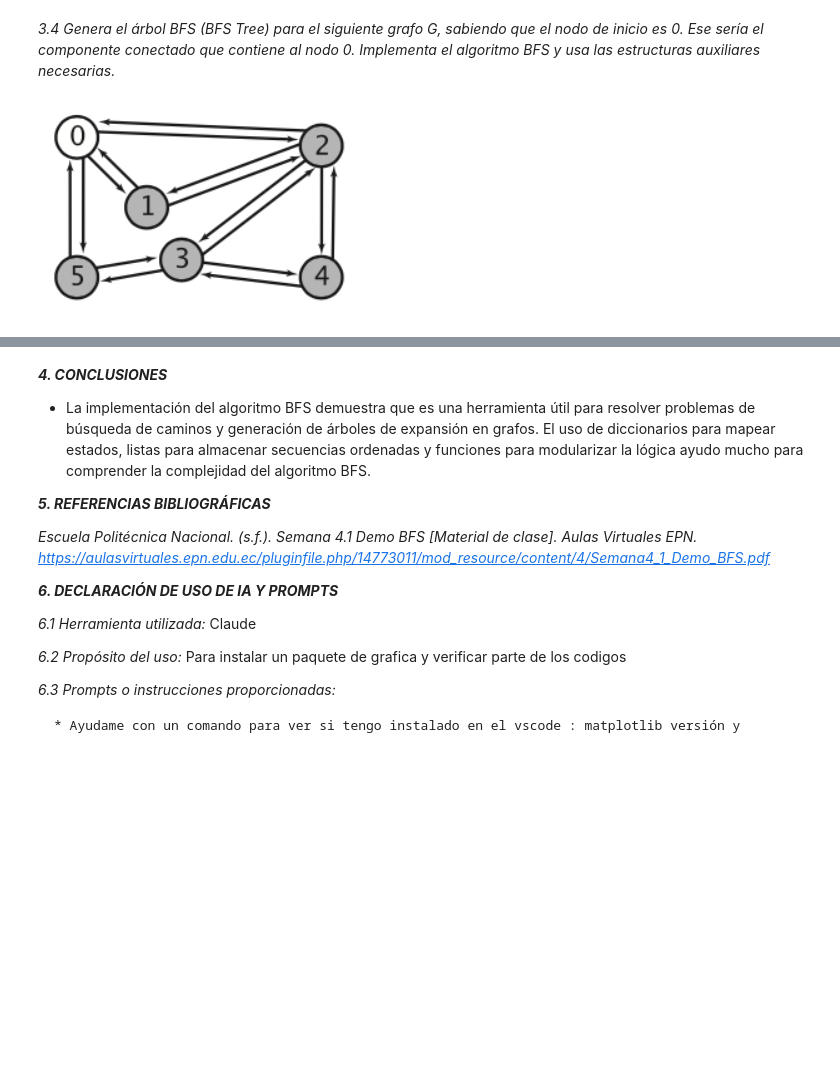
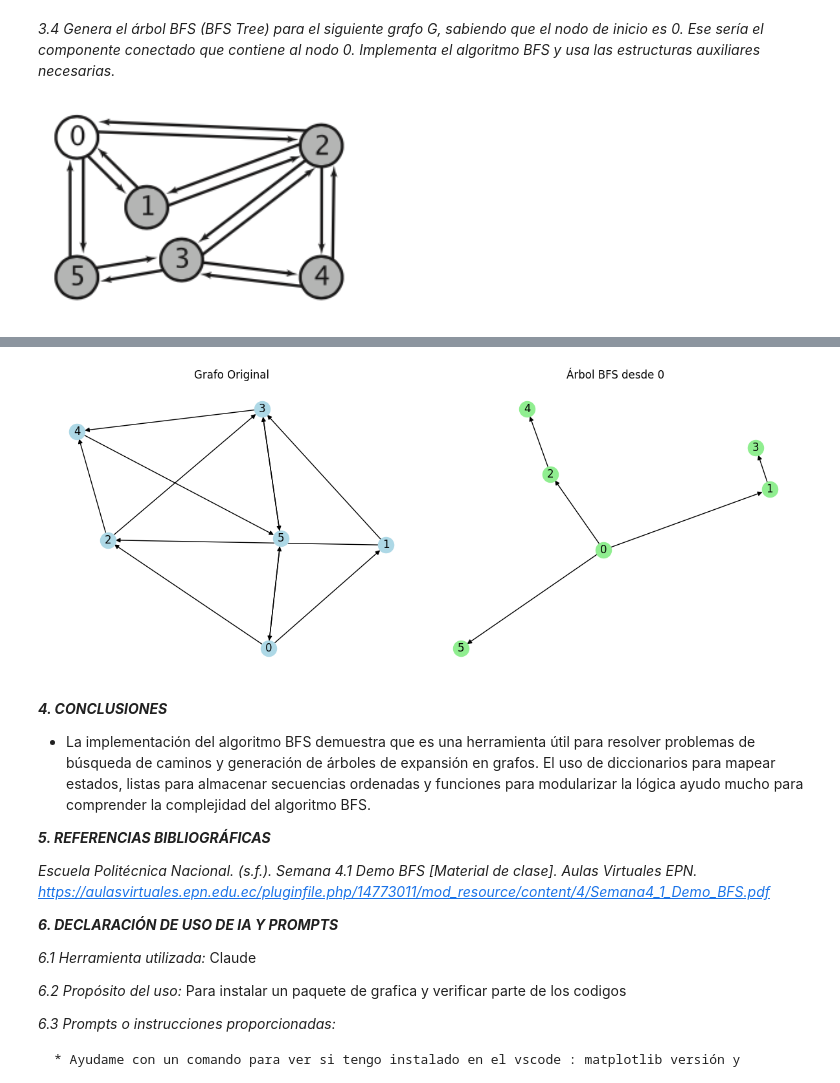
Before and after one commit to Aizel-shadow/EDA-II-, a Jupyter notebook: Informes/Informe4.ipynb, the cells around one changed output, grey strips where cells are left out. Cells and saved outputs as stored; diff of their text form; code cells hidden in the pictures; blank space fills up the shorter version.

```diff
--- a/Informes/Informe4.ipynb
+++ b/Informes/Informe4.ipynb
@@ -592,3 +225,23 @@ plt.show()
+# %%
+
+G = nx.DiGraph([(n, v) for n, vs in grafo.items() for v in vs])
+G_arbol = nx.DiGraph([(p, h) for p, hs in arbol.items() for h in hs])
+fig, (ax1, ax2) = plt.subplots(1, 2, figsize=(12, 5))
+
+nx.draw(G, nx.spring_layout(G, seed=42), with_labels=True,
+        node_color='lightblue', ax=ax1, arrows=True)
+ax1.set_title("Grafo Original")
+ax1.axis('off')
+
+nx.draw(G_arbol, nx.spring_layout(G_arbol, seed=42), with_labels=True,
+        node_color='lightgreen', ax=ax2, arrows=True)
+ax2.set_title("Árbol BFS desde 0")
+ax2.axis('off')
+
+plt.tight_layout()
+plt.show()
+# %% [output]
+[figure, added]
 # %% [markdown]
 ***4. CONCLUSIONES***
 
```
Also changed, not shown: parts of 16 cells of this notebook.
